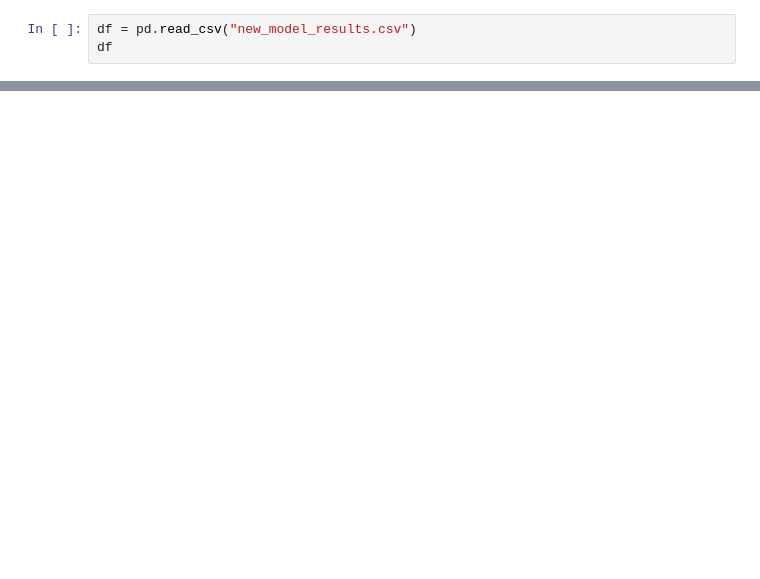
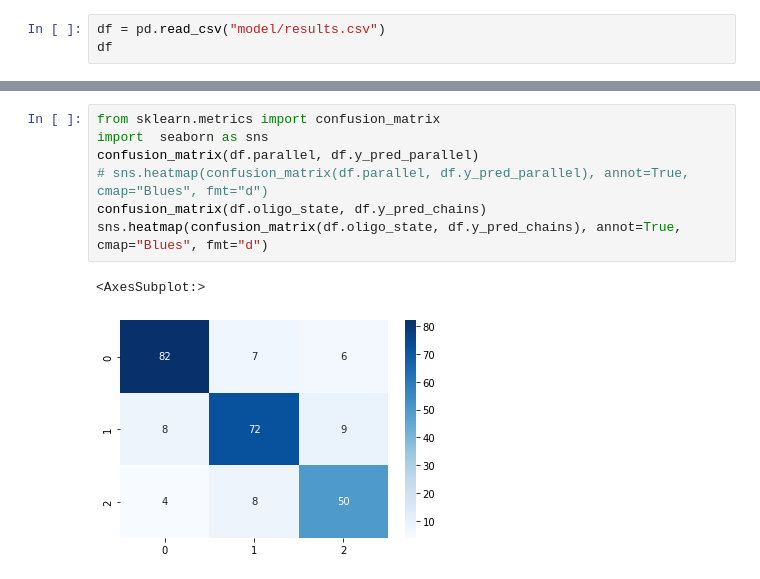
Before and after one commit to labstructbioinf/dc2_oligo, a Jupyter notebook: orient.ipynb, the cells around one changed output, grey strips where cells are left out. Drawn from its saved outputs; the diff is of its cells as text; blank space fills up the shorter version.

```diff
--- a/orient.ipynb
+++ b/orient.ipynb
@@ -194,7 +196,7 @@ train()
 
  [246 rows x 16 columns])
 # %%
-df = pd.read_csv("new_model_results.csv")
+df = pd.read_csv("model/results.csv")
 df
 # %% [output]
 |  | Unnamed: 0 | pdb | cc_cov | chains | cc_sequence | full_sequence | full_seq_corr | cc_seq_corr | ... |
@@ -212,0 +215,10 @@ df
+# %%
+from sklearn.metrics import confusion_matrix
+import  seaborn as sns
+confusion_matrix(df.parallel, df.y_pred_parallel)
+# sns.heatmap(confusion_matrix(df.parallel, df.y_pred_parallel), annot=True, cmap="Blues", fmt="d")
+confusion_matrix(df.oligo_state, df.y_pred_chains)
+sns.heatmap(confusion_matrix(df.oligo_state, df.y_pred_chains), annot=True, cmap="Blues", fmt="d")
+# %% [output]
+<AxesSubplot:>
+[figure, added]
```
Also changed, not shown: parts of 6 cells of this notebook, 8 other files.
